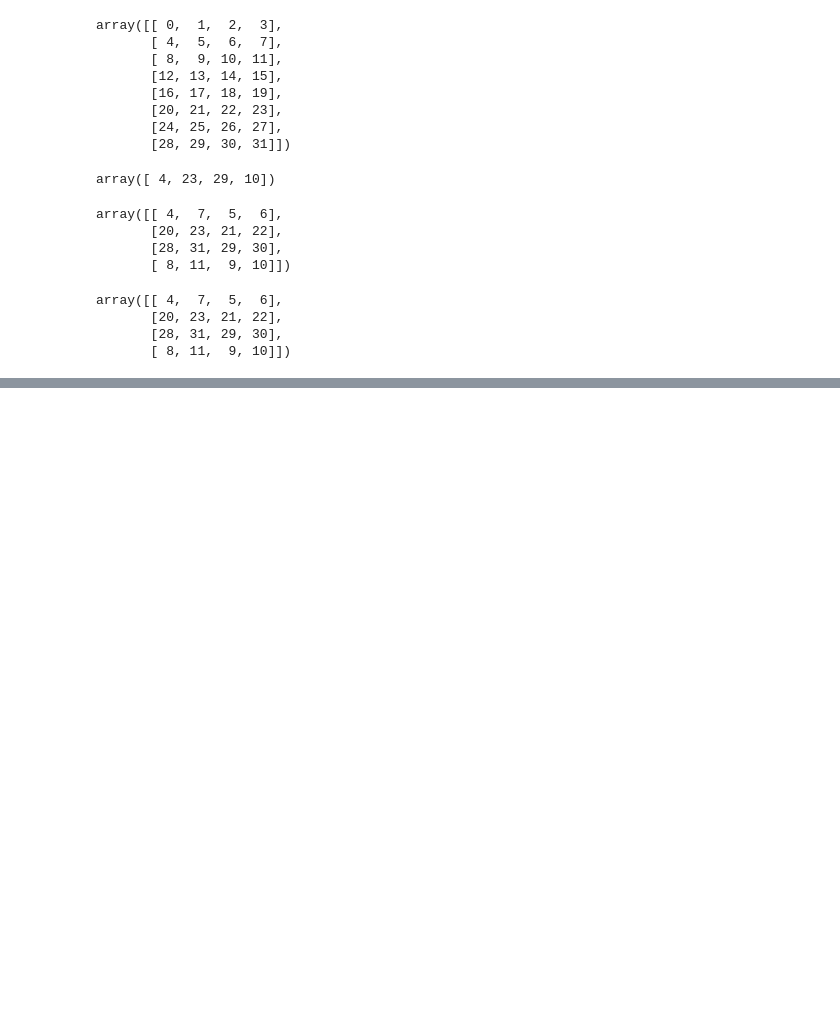
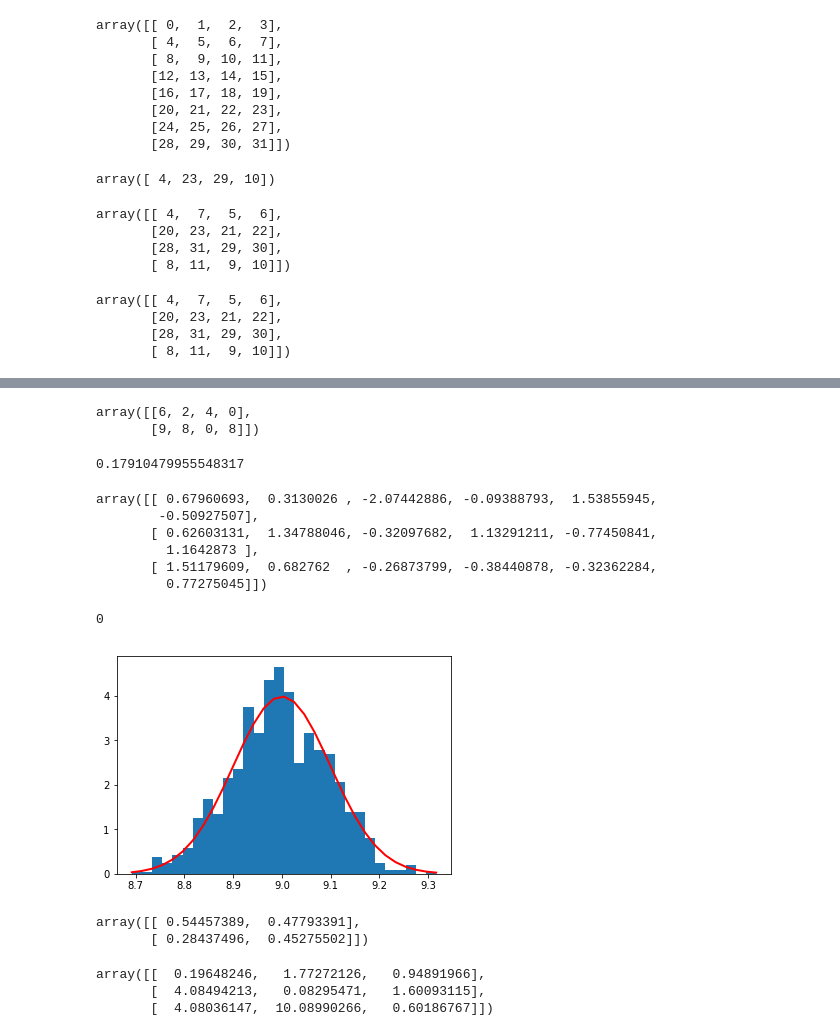
Before and after one commit to hjzheng818/python-study, a Jupyter notebook: Python_For_Data_Analysis_ch04.ipynb, the cells around one changed output, grey strips where cells are left out. Drawn from its saved outputs; the diff is of its cells as text; code cells hidden in the pictures; blank space fills up the shorter version.

```diff
--- a/Python_For_Data_Analysis_ch04.ipynb
+++ b/Python_For_Data_Analysis_ch04.ipynb
@@ -420,0 +1196,19 @@ array([[ 4,  7,  5,  6],
+# %%
+np.random.randint(10, size=(2, 4))
+# %% [output]
+array([[6, 2, 4, 0],
+       [9, 8, 0, 8]])
+# %%
+#randn  产生正态分布（平均值为0， 标准差为1）样本值
+np.random.randn()
+# %% [output]
+0.17910479955548317
+# %%
+np.random.randn(3, 6)
+# %% [output]
+array([[ 0.67960693,  0.3130026 , -2.07442886, -0.09388793,  1.53855945,
+        -0.50927507],
+       [ 0.62603131,  1.34788046, -0.32097682,  1.13291211, -0.77450841,
+         1.1642873 ],
+       [ 1.51179609,  0.682762  , -0.26873799, -0.38440878, -0.32362284,
+         0.77275045]])
@@ -420,0 +1219,28 @@ array([[ 4,  7,  5,  6],
+# %%
+sum(np.random.binomial(9, 0.1, 20000) == 0) / 20000
+# %% [output]
+0
+# %%
+#normal  产生正态（高斯）分布的样本值
+#Display the histogram of the samples, along with the probability density function
+mu, sigma = 9, 0.1
+s = np.random.normal(mu, sigma, 1000)
+count, bins, ignored = plt.hist(s, 30, normed=True)
+plt.plot(bins,1/(sigma * np.sqrt(2*np.pi)) * np.exp(-(bins-mu)**2 / (2* sigma**2)), linewidth=2, color='r')
+plt.show()
+# %% [output]
+[figure, added]
+# %%
+#beta  产生beta分布的样本值
+np.random.beta(10, 10, size=(2, 2))
+# %% [output]
+array([[ 0.54457389,  0.47793391],
+       [ 0.28437496,  0.45275502]])
+# %%
+#chisquare  产生卡方分布样本值
+np.random.chisquare(2, 4)
+np.random.chisquare(2, size=(3, 3))
+# %% [output]
+array([[  0.19648246,   1.77272126,   0.94891966],
+       [  4.08494213,   0.08295471,   1.60093115],
+       [  4.08036147,  10.08990266,   0.60186767]])
```
Also changed, not shown: parts of 127 cells of this notebook.
